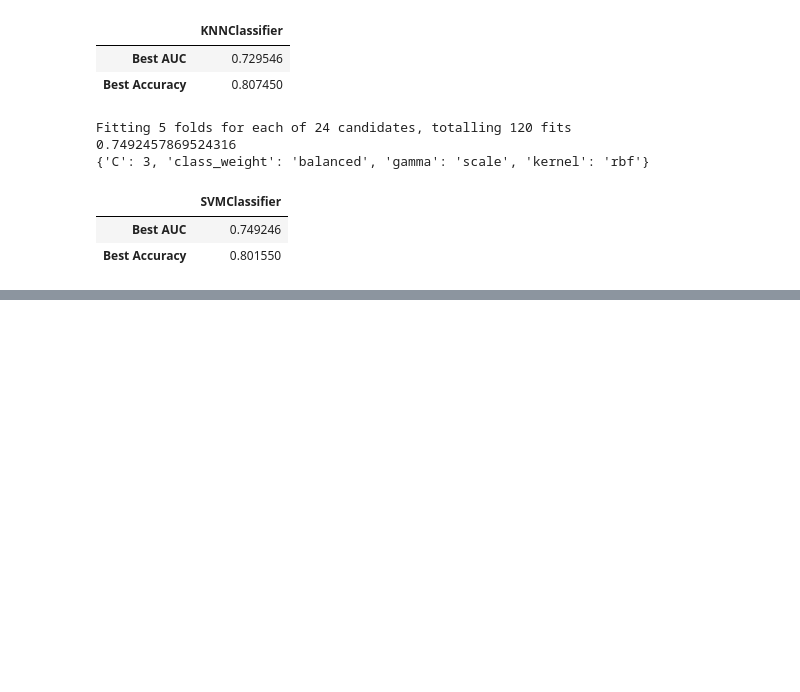
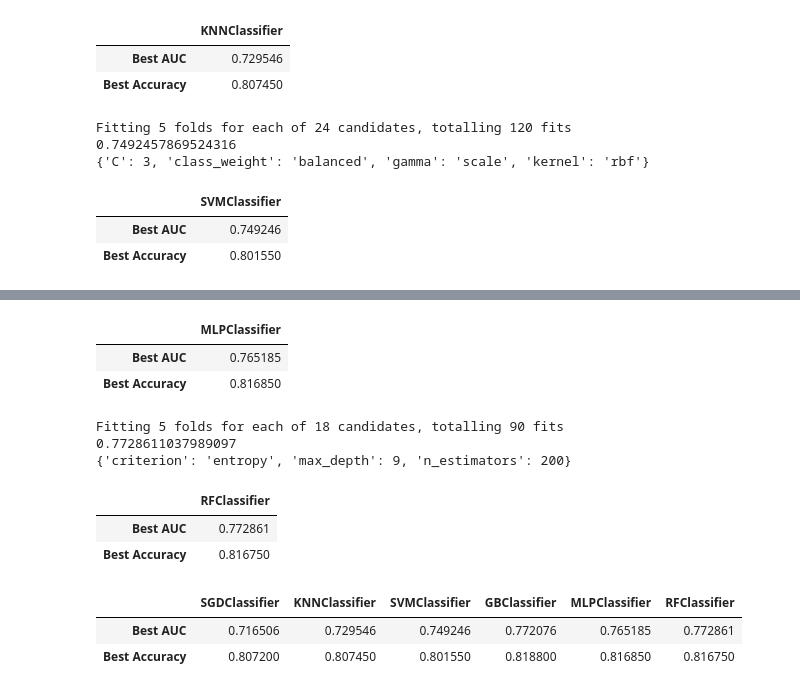
Before and after one commit to fajartria/SMLrepo, a Jupyter notebook: ML Benchmark - Credit Default Dataset.ipynb, the cells around one changed output, grey strips where cells are left out. Drawn from its saved outputs; the diff is of its cells as text; code cells hidden in the pictures; blank space fills up the shorter version.

```diff
--- a/ML Benchmark - Credit Default Dataset.ipynb
+++ b/ML Benchmark - Credit Default Dataset.ipynb
@@ -411,0 +465,65 @@ print(svc_gs.best_params_)
+# %%
+# put result in a Dataframe
+d = {'MLPClassifier': [mlp_gs.best_score_, pd.DataFrame(results)['mean_test_Accuracy'].max()]}
+mlp_res = pd.DataFrame(data = d, index=["Best AUC", "Best Accuracy"])
+mlp_res
+# %% [output]
+|  | MLPClassifier |
+| Best AUC | 0.765185 |
+| Best Accuracy | 0.816850 |
+# %%
+# lets try random forest
+from sklearn.ensemble import RandomForestClassifier
+
+rf = RandomForestClassifier()
+
+# scoring criteria: AUC & Accuracy
+scoring = {"AUC": "roc_auc", "Accuracy": make_scorer(accuracy_score)}
+
+param_rf = {
+    'n_estimators':[50, 100, 200], # n trees
+    'criterion': ['gini', 'entropy'],
+    'max_depth':[3,6, 9]
+}
+
+# create gs object
+rf_gs = GridSearchCV(
+    estimator = rf,
+    param_grid = param_rf,
+    scoring = scoring,
+    refit="AUC",
+    cv = 5,
+    n_jobs = 5,
+    verbose = 2
+)
+
+# Fitting our GridSearchCV Object
+rf_gs.fit(X, y)
+
+# get results
+results = rf_gs.cv_results_
+
+# print best results & parameter
+print(rf_gs.best_score_)
+print(rf_gs.best_params_)
+# %% [output]
+Fitting 5 folds for each of 18 candidates, totalling 90 fits
+0.7728611037989097
+{'criterion': 'entropy', 'max_depth': 9, 'n_estimators': 200}
+# %%
+# put result in a Dataframe
+d = {'RFClassifier': [rf_gs.best_score_, pd.DataFrame(results)['mean_test_Accuracy'].max()]}
+rf_res = pd.DataFrame(data = d, index=["Best AUC", "Best Accuracy"])
+rf_res
+# %% [output]
+|  | RFClassifier |
+| Best AUC | 0.772861 |
+| Best Accuracy | 0.816750 |
+# %%
+# overview of all results
+all_res = pd.concat([sgd_res, knn_res, svc_res, gbc_res, mlp_res, rf_res], axis = 1)
+all_res
+# %% [output]
+|  | SGDClassifier | KNNClassifier | SVMClassifier | GBClassifier | MLPClassifier | RFClassifier |
+| Best AUC | 0.716506 | 0.729546 | 0.749246 | 0.772076 | 0.765185 | 0.772861 |
+| Best Accuracy | 0.807200 | 0.807450 | 0.801550 | 0.818800 | 0.816850 | 0.816750 |
```
Also changed, not shown: parts of 4 cells of this notebook.
